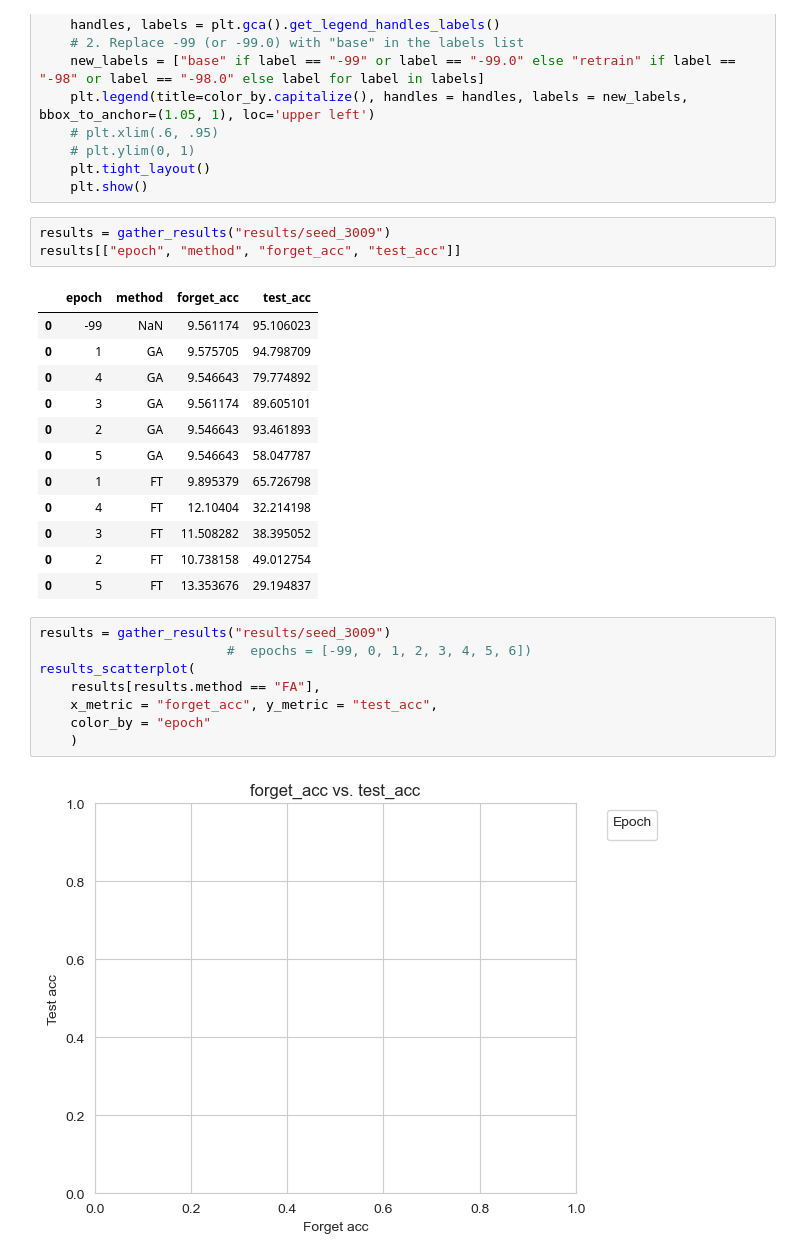
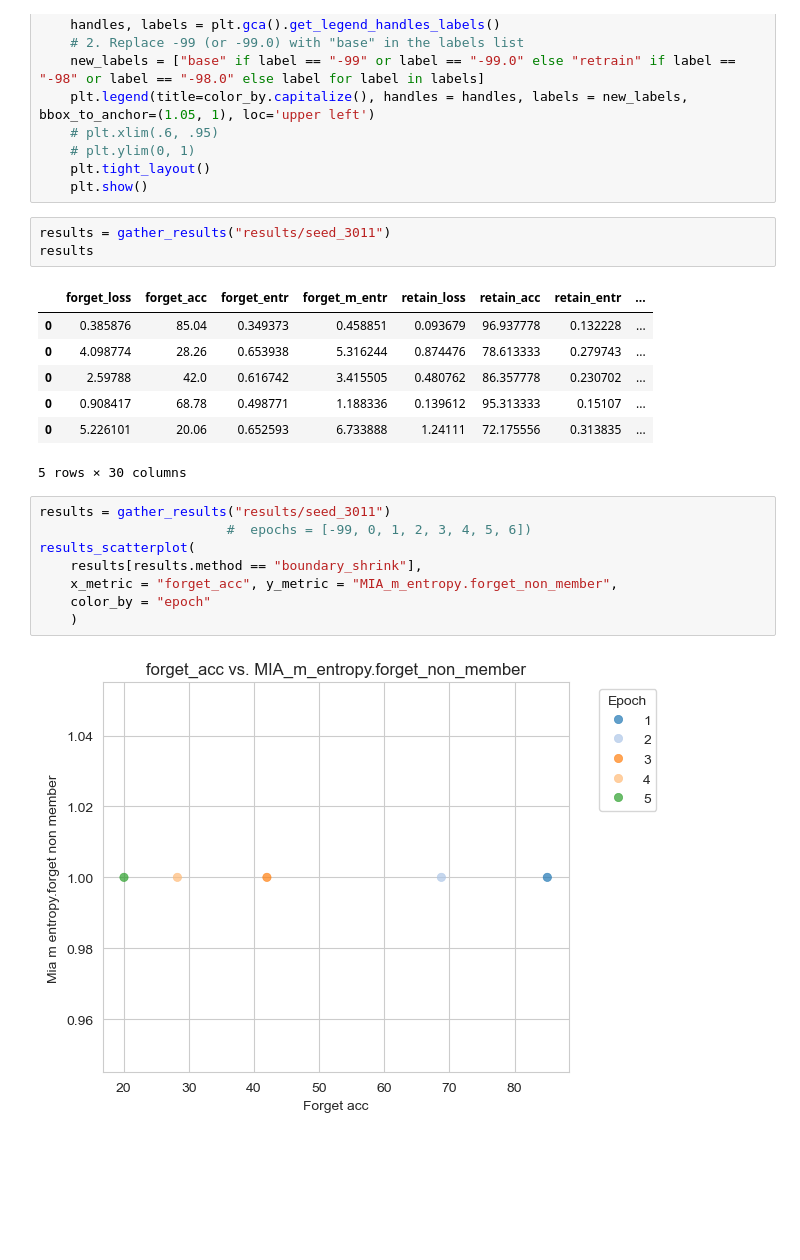
Before and after one commit to probabilistic-adaptation/verifying_unlearning_2026, a Jupyter notebook: visualize_results.ipynb, the cells around one changed output. Drawn from its saved outputs; the diff is of its cells as text; blank space fills up the shorter version.

Commit message:
edits to methods

```diff
--- a/visualize_results.ipynb
+++ b/visualize_results.ipynb
@@ -165,28 +165,23 @@ def results_scatterplot(final_df, x_metric, y_metric,
     plt.tight_layout()
     plt.show()
 # %%
-results = gather_results("results/seed_3009")
-results[["epoch", "method", "forget_acc", "test_acc"]]
+results = gather_results("results/seed_3011")
+results
 # %% [output]
-|  | epoch | method | forget_acc | test_acc |
-| 0 | -99 | NaN | 9.561174 | 95.106023 |
-| 0 | 1 | GA | 9.575705 | 94.798709 |
-| 0 | 4 | GA | 9.546643 | 79.774892 |
-| 0 | 3 | GA | 9.561174 | 89.605101 |
-| 0 | 2 | GA | 9.546643 | 93.461893 |
-| 0 | 5 | GA | 9.546643 | 58.047787 |
-| 0 | 1 | FT | 9.895379 | 65.726798 |
-| 0 | 4 | FT | 12.10404 | 32.214198 |
-| 0 | 3 | FT | 11.508282 | 38.395052 |
-| 0 | 2 | FT | 10.738158 | 49.012754 |
-| 0 | 5 | FT | 13.353676 | 29.194837 |
+|  | forget_loss | forget_acc | forget_entr | forget_m_entr | retain_loss | retain_acc | retain_entr | ... |
+| 0 | 0.385876 | 85.04 | 0.349373 | 0.458851 | 0.093679 | 96.937778 | 0.132228 | ... |
+| 0 | 4.098774 | 28.26 | 0.653938 | 5.316244 | 0.874476 | 78.613333 | 0.279743 | ... |
+| 0 | 2.59788 | 42.0 | 0.616742 | 3.415505 | 0.480762 | 86.357778 | 0.230702 | ... |
+| 0 | 0.908417 | 68.78 | 0.498771 | 1.188336 | 0.139612 | 95.313333 | 0.15107 | ... |
+| 0 | 5.226101 | 20.06 | 0.652593 | 6.733888 | 1.24111 | 72.175556 | 0.313835 | ... |
+5 rows × 30 columns
 # %%
-results = gather_results("results/seed_3009")
+results = gather_results("results/seed_3011")
                         #  epochs = [-99, 0, 1, 2, 3, 4, 5, 6])
 results_scatterplot(
-    results[results.method == "FA"],
-    x_metric = "forget_acc", y_metric = "test_acc",
+    results[results.method == "boundary_shrink"],
+    x_metric = "forget_acc", y_metric = "MIA_m_entropy.forget_non_member",
     color_by = "epoch"
     )
 # %% [output]
-[figure, old version]
+[figure, new version]
```
Also changed, not shown: 16 other files.
